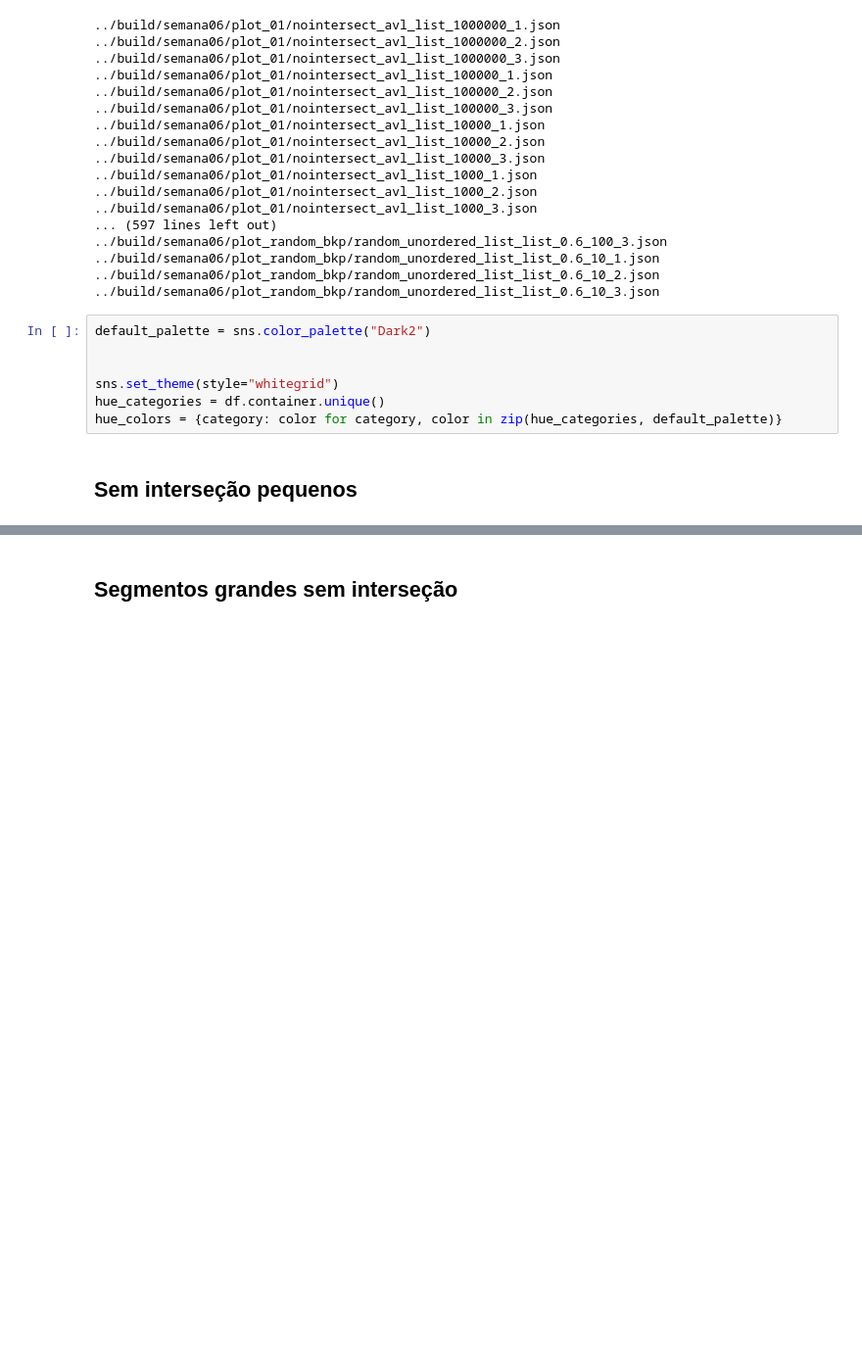
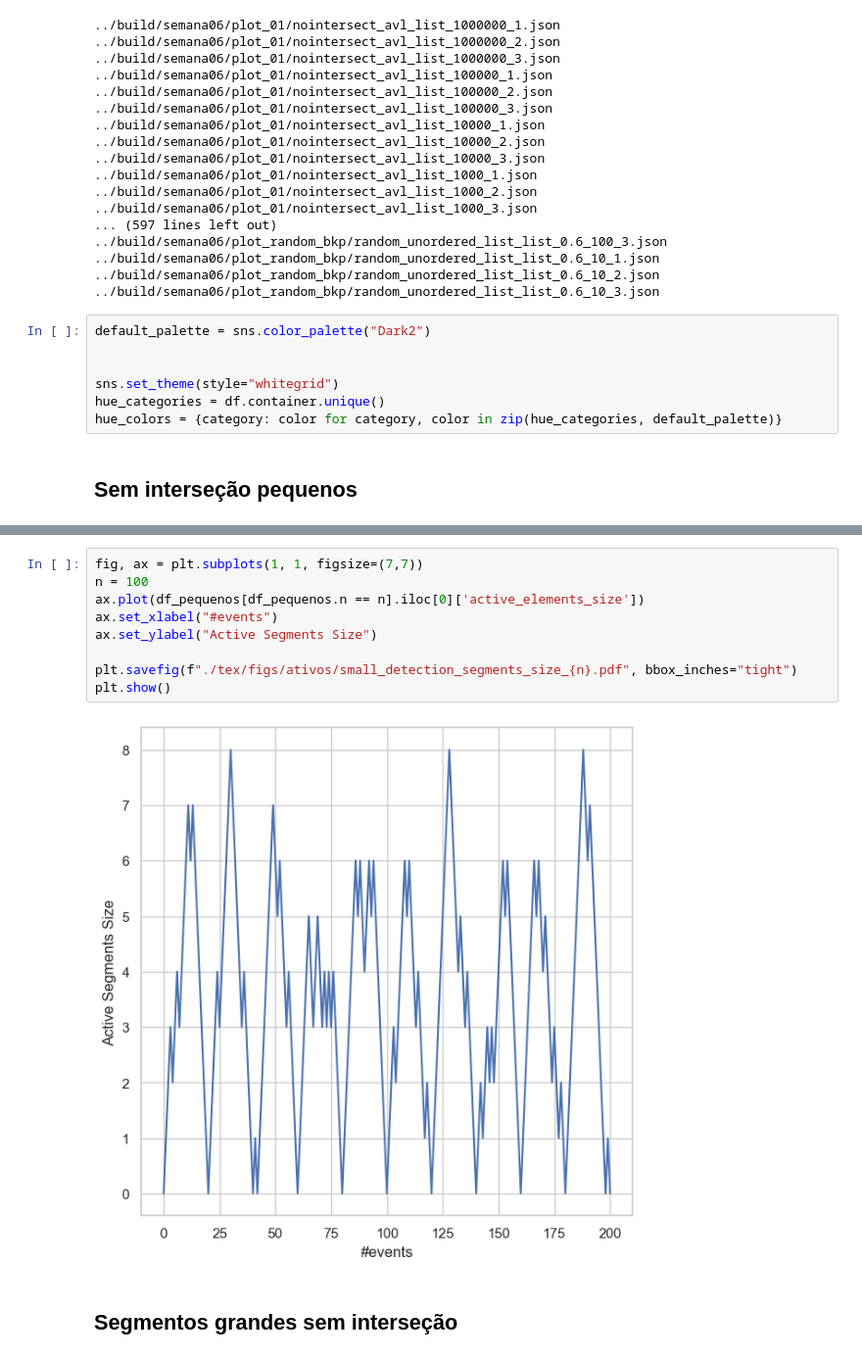
Before and after one commit to mtsodf/algoritmos, a Jupyter notebook: semana06/plots_semana06.ipynb, the cells around one changed output, grey strips where cells are left out. Shown at 98% size. Drawn from its saved outputs; the diff is of its cells as text; blank space fills up the shorter version.

```diff
--- a/semana06/plots_semana06.ipynb
+++ b/semana06/plots_semana06.ipynb
@@ -101,6 +101,17 @@ plt.savefig("./tex/figs/plot_small_detection_time.pdf")
 plt.show()
 # %% [output]
 [figure]
+# %%
+fig, ax = plt.subplots(1, 1, figsize=(7,7))
+n = 100
+ax.plot(df_pequenos[df_pequenos.n == n].iloc[0]['active_elements_size'])
+ax.set_xlabel("#events")
+ax.set_ylabel("Active Segments Size")
+
+plt.savefig(f"./tex/figs/ativos/small_detection_segments_size_{n}.pdf", bbox_inches="tight")
+plt.show()
+# %% [output]
+[figure, added]
 # %% [markdown]
 ## Segmentos grandes sem interseção
 # %%
```
Also changed, not shown: parts of 16 cells of this notebook.
